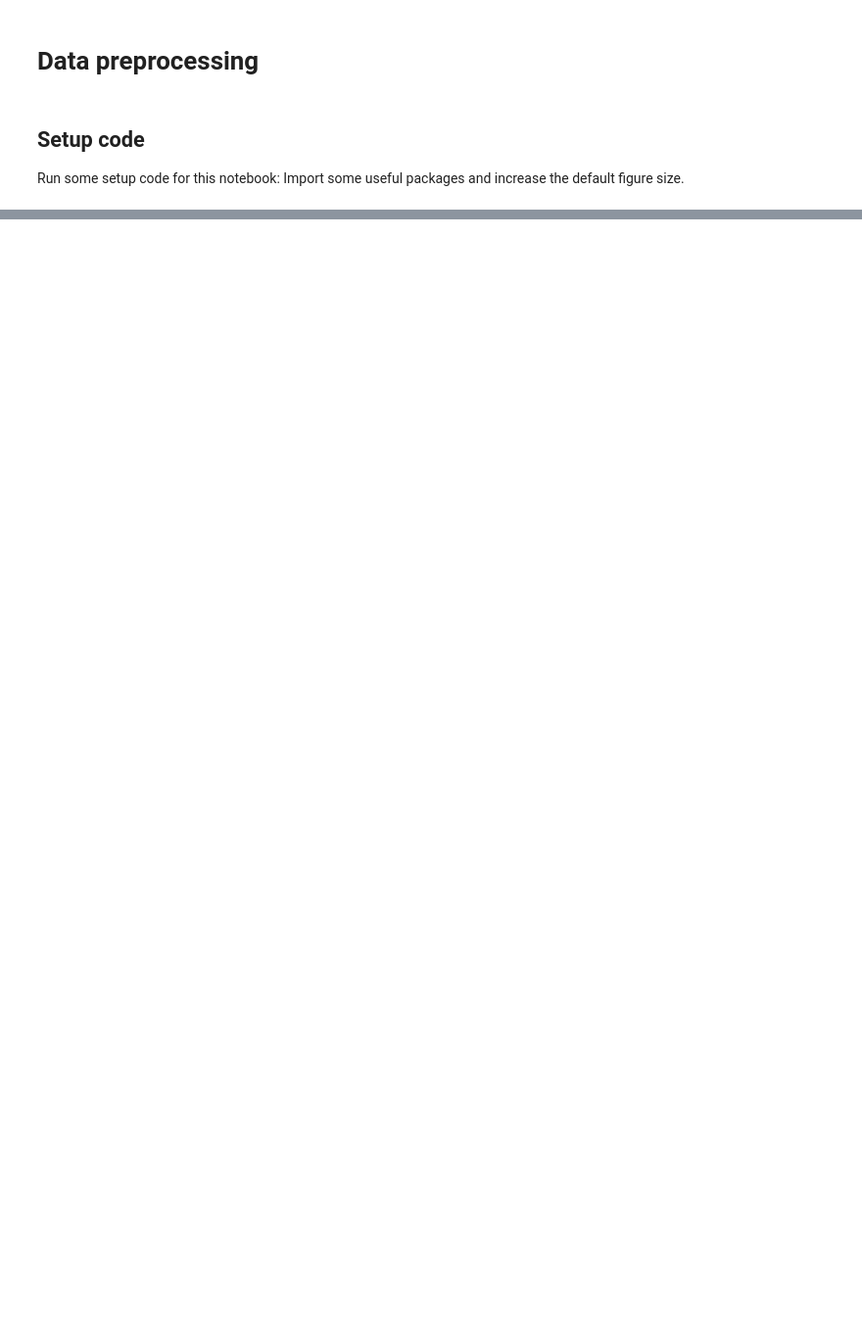
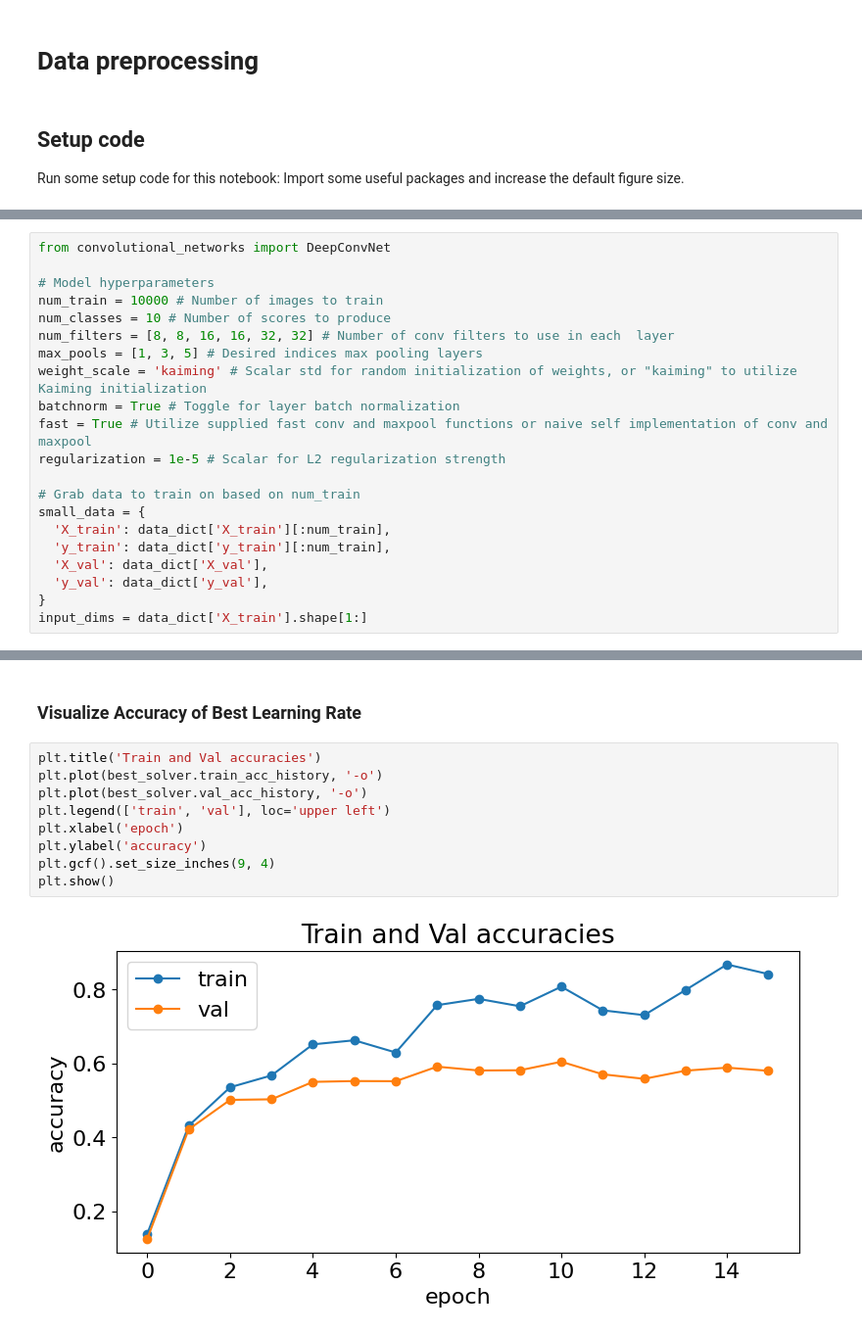
Before and after one commit to henrywbarber/Convolutional_Neural_Network, a Jupyter notebook: convolutional_networks.ipynb, the cells around one changed output, grey strips where cells are left out. Shown at 98% size. Cells and saved outputs as stored; diff of their text form; blank space fills up the shorter version.

Commit message:
Completed CNN notebook with supporting python implementation

```diff
--- a/convolutional_networks.ipynb
+++ b/convolutional_networks.ipynb
@@ -476,0 +176,21 @@ plt.show()
+# %%
+from convolutional_networks import DeepConvNet
+
+# Model hyperparameters
+num_train = 10000 # Number of images to train
+num_classes = 10 # Number of scores to produce
+num_filters = [8, 8, 16, 16, 32, 32] # Number of conv filters to use in each  layer
+max_pools = [1, 3, 5] # Desired indices max pooling layers
+weight_scale = 'kaiming' # Scalar std for random initialization of weights, or "kaiming" to utilize Kaiming initialization
+batchnorm = True # Toggle for layer batch normalization
+fast = True # Utilize supplied fast conv and maxpool functions or naive self implementation of conv and maxpool
+regularization = 1e-5 # Scalar for L2 regularization strength
+
+# Grab data to train on based on num_train
+small_data = {
+  'X_train': data_dict['X_train'][:num_train],
+  'y_train': data_dict['y_train'][:num_train],
+  'X_val': data_dict['X_val'],
+  'y_val': data_dict['y_val'],
+}
+input_dims = data_dict['X_train'].shape[1:]
@@ -476,0 +289,13 @@ plt.show()
+# %% [markdown]
+### Visualize Accuracy of Best Learning Rate
+# %%
+plt.title('Train and Val accuracies')
+plt.plot(best_solver.train_acc_history, '-o')
+plt.plot(best_solver.val_acc_history, '-o')
+plt.legend(['train', 'val'], loc='upper left')
+plt.xlabel('epoch')
+plt.ylabel('accuracy')
+plt.gcf().set_size_inches(9, 4)
+plt.show()
+# %% [output]
+[figure, added]
```
Also changed, not shown: parts of 49 cells of this notebook, 9 other files.
